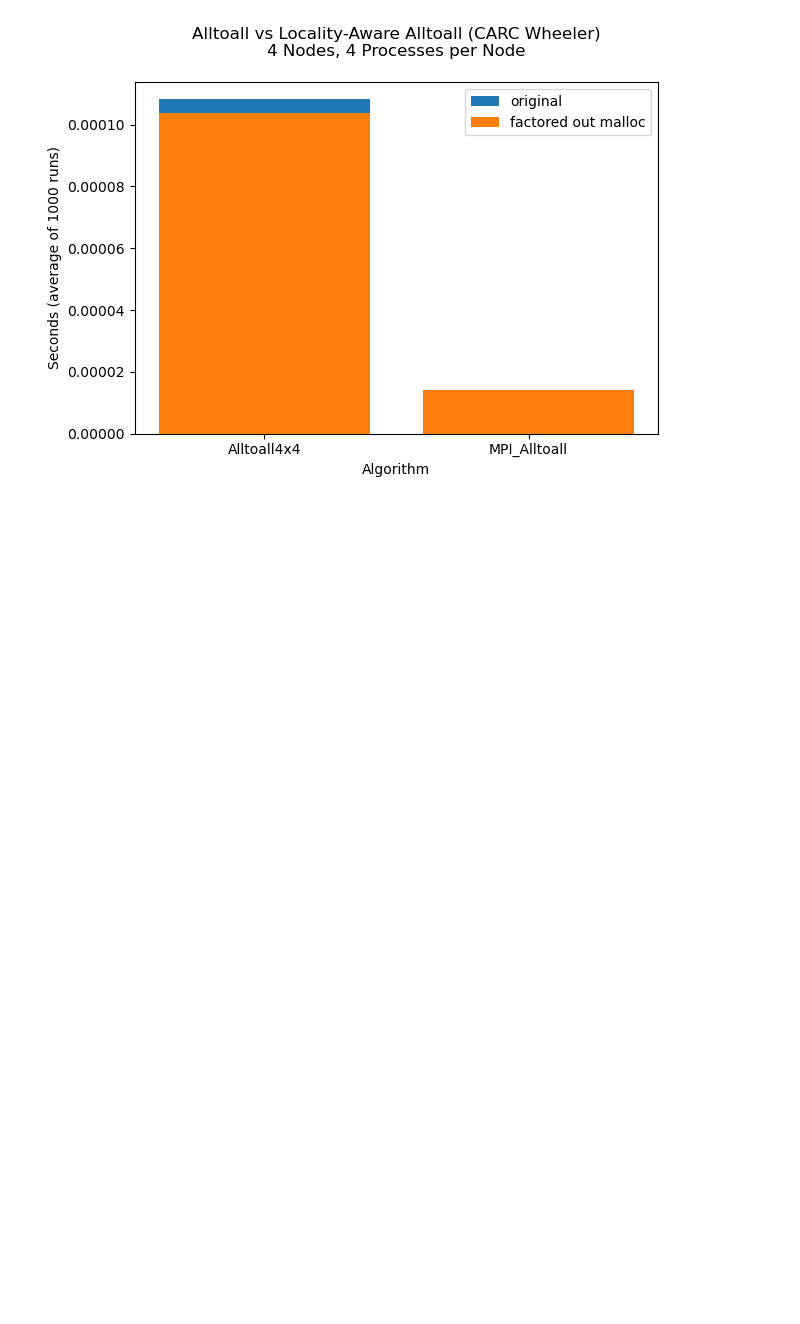
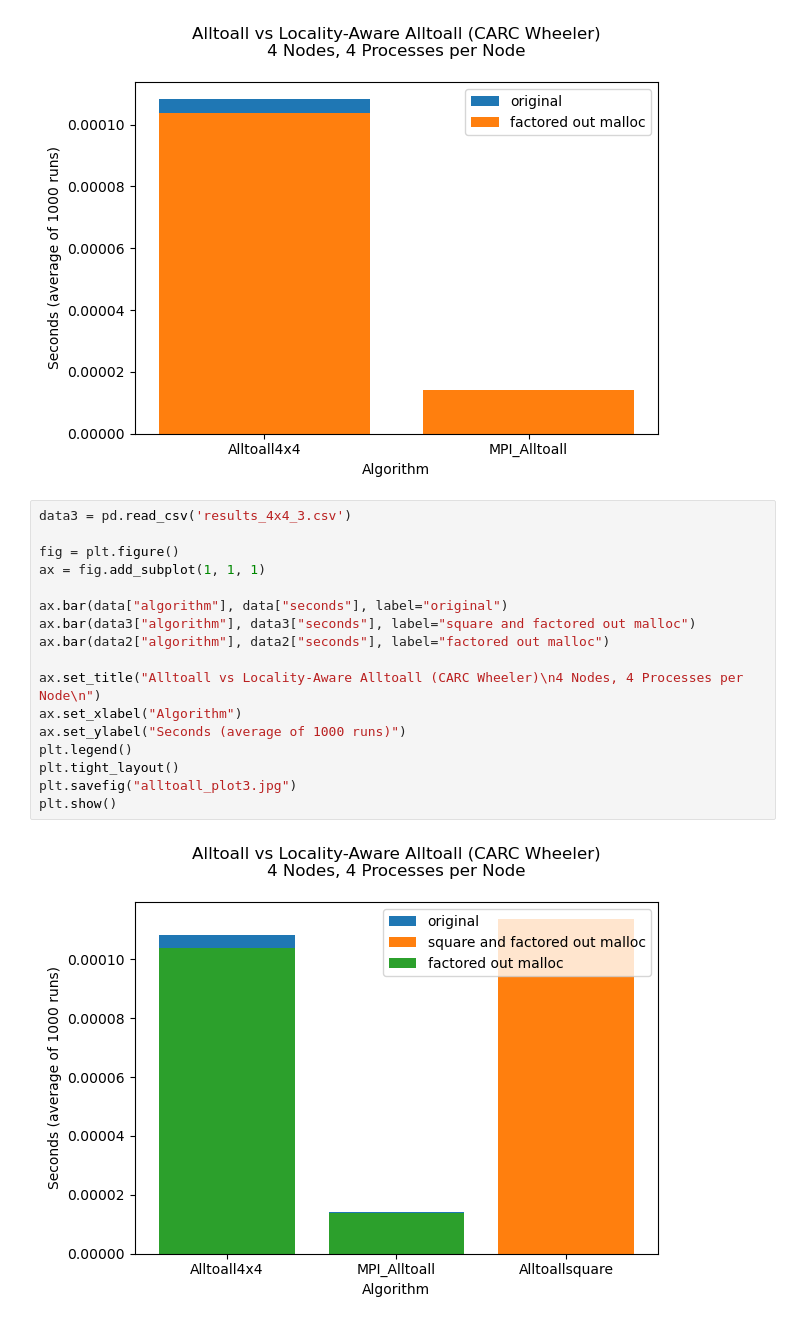
Before and after one commit to mctimm/CS542-Project, a Jupyter notebook: plots.ipynb, the cells around one changed output. Cells and saved outputs as stored; diff of their text form; blank space fills up the shorter version.

Commit message:
update results

```diff
--- a/plots.ipynb
+++ b/plots.ipynb
@@ -36,3 +36,22 @@ plt.savefig("alltoall_plot2.jpg")
 plt.show()
 # %% [output]
 [figure]
+# %%
+data3 = pd.read_csv('results_4x4_3.csv')
+
+fig = plt.figure()
+ax = fig.add_subplot(1, 1, 1)
+
+ax.bar(data["algorithm"], data["seconds"], label="original")
+ax.bar(data3["algorithm"], data3["seconds"], label="square and factored out malloc")
+ax.bar(data2["algorithm"], data2["seconds"], label="factored out malloc")
+
+ax.set_title("Alltoall vs Locality-Aware Alltoall (CARC Wheeler)\n4 Nodes, 4 Processes per Node\n")
+ax.set_xlabel("Algorithm")
+ax.set_ylabel("Seconds (average of 1000 runs)")
+plt.legend()
+plt.tight_layout()
+plt.savefig("alltoall_plot3.jpg")
+plt.show()
+# %% [output]
+[figure, added]
```
Also changed, not shown: 2 other files.
